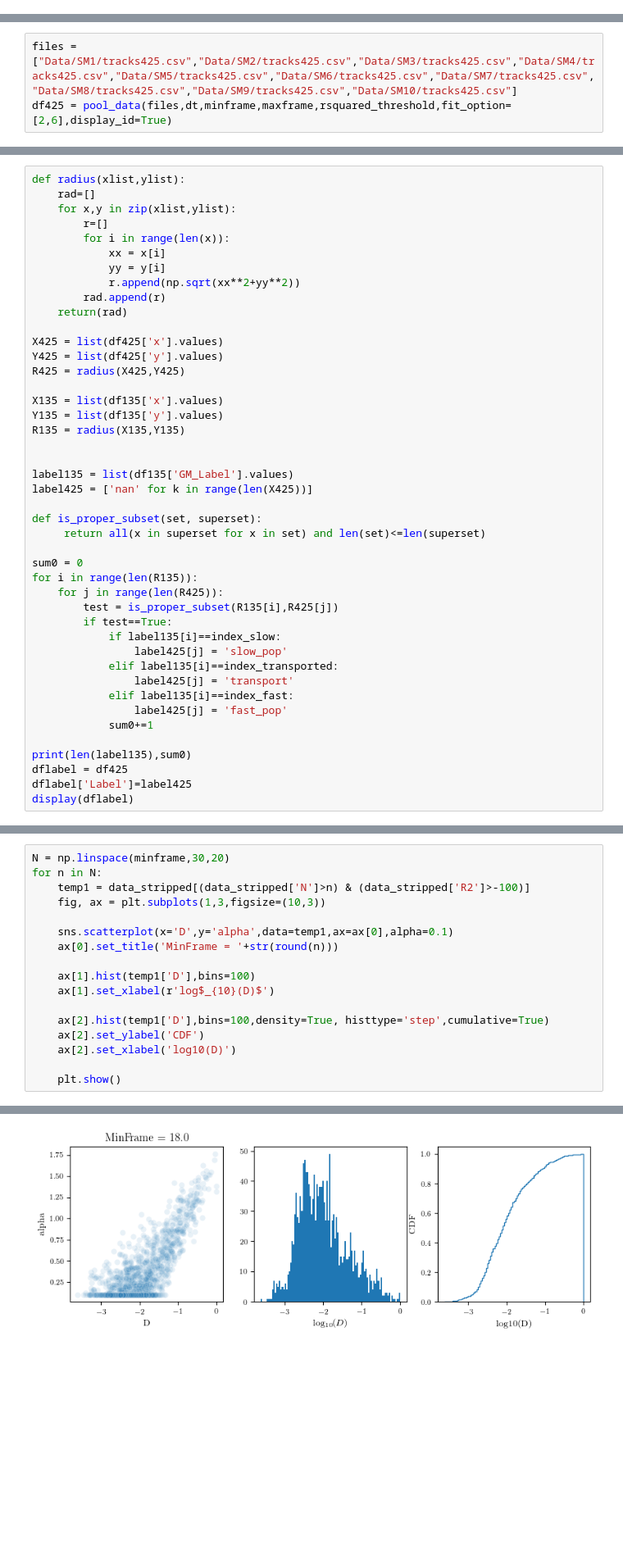
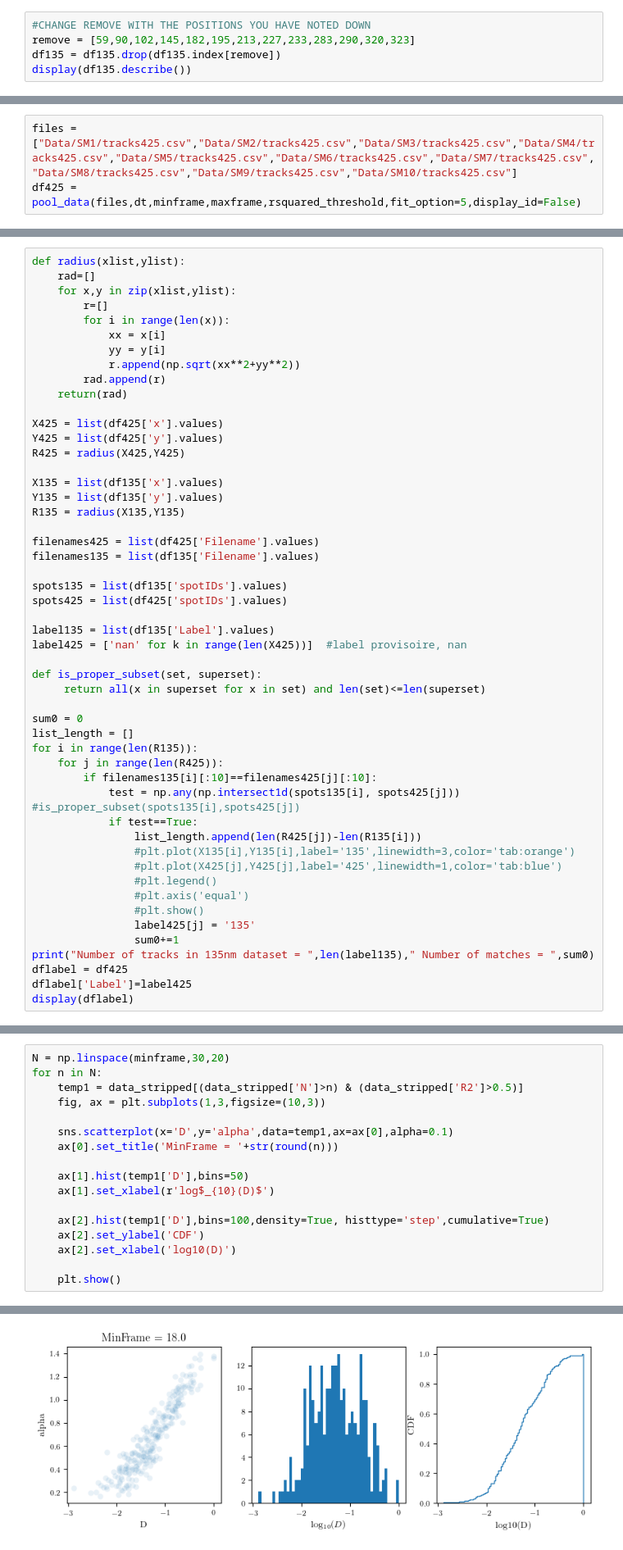
Before and after one commit to remy13127/Internship, a Jupyter notebook: LP184.ipynb, the cells around one changed output, grey strips where cells are left out. Shown at 82% size. Cells and saved outputs as stored; diff of their text form; blank space fills up the shorter version.

```diff
--- a/LP184.ipynb
+++ b/LP184.ipynb
@@ -108,0 +138,5 @@ plt.show()
+# %%
+#CHANGE REMOVE WITH THE POSITIONS YOU HAVE NOTED DOWN
+remove = [59,90,102,145,182,195,213,227,233,283,290,320,323]
+df135 = df135.drop(df135.index[remove])
+display(df135.describe())
@@ -134,6 +318,6 @@ Done.
 # Identify the tracks in the dataset associated to the larger $R_S$
 # %%
 files = ["Data/SM1/tracks425.csv","Data/SM2/tracks425.csv","Data/SM3/tracks425.csv","Data/SM4/tracks425.csv","Data/SM5/tracks425.csv","Data/SM6/tracks425.csv","Data/SM7/tracks425.csv","Data/SM8/tracks425.csv","Data/SM9/tracks425.csv","Data/SM10/tracks425.csv"]
-df425 = pool_data(files,dt,minframe,maxframe,rsquared_threshold,fit_option=[2,6],display_id=True)
+df425 = pool_data(files,dt,minframe,maxframe,rsquared_threshold,fit_option=5,display_id=False)
 # %% [output]
 Parameters for the MSD analysis: dt =  0.05
@@ -173,27 +359,34 @@ X135 = list(df135['x'].values)
 Y135 = list(df135['y'].values)
 R135 = radius(X135,Y135)
 
+filenames425 = list(df425['Filename'].values)
+filenames135 = list(df135['Filename'].values)
 
-label135 = list(df135['GM_Label'].values)
-label425 = ['nan' for k in range(len(X425))]
+spots135 = list(df135['spotIDs'].values)
+spots425 = list(df425['spotIDs'].values)
+
+label135 = list(df135['Label'].values)
+label425 = ['nan' for k in range(len(X425))]  #label provisoire, nan
 
 def is_proper_subset(set, superset):
      return all(x in superset for x in set) and len(set)<=len(superset)
 
 sum0 = 0
+list_length = []
 for i in range(len(R135)):
     for j in range(len(R425)):
-        test = is_proper_subset(R135[i],R425[j])
-        if test==True:
-            if label135[i]==index_slow:
-                label425[j] = 'slow_pop'
-            elif label135[i]==index_transported:
-                label425[j] = 'transport'
-            elif label135[i]==index_fast:
-                label425[j] = 'fast_pop'
-            sum0+=1
-
-print(len(label135),sum0)
+        if filenames135[i][:10]==filenames425[j][:10]:
+            test = np.any(np.intersect1d(spots135[i], spots425[j])) #is_proper_subset(spots135[i],spots425[j])
+            if test==True:
+                list_length.append(len(R425[j])-len(R135[i]))
+                #plt.plot(X135[i],Y135[i],label='135',linewidth=3,color='tab:orange')
+                #plt.plot(X425[j],Y425[j],label='425',linewidth=1,color='tab:blue')
+                #plt.legend()
+                #plt.axis('equal')
+                #plt.show()
+                label425[j] = '135'
+                sum0+=1
+print("Number of tracks in 135nm dataset = ",len(label135)," Number of matches = ",sum0)
 dflabel = df425
 dflabel['Label']=label425
 display(dflabel)
@@ -222,13 +484,13 @@ data_stripped = temp.drop(index)
 # %%
 N = np.linspace(minframe,30,20)
 for n in N:
-    temp1 = data_stripped[(data_stripped['N']>n) & (data_stripped['R2']>-100)]
+    temp1 = data_stripped[(data_stripped['N']>n) & (data_stripped['R2']>0.5)]
     fig, ax = plt.subplots(1,3,figsize=(10,3))
 
     sns.scatterplot(x='D',y='alpha',data=temp1,ax=ax[0],alpha=0.1)
     ax[0].set_title('MinFrame = '+str(round(n)))
 
-    ax[1].hist(temp1['D'],bins=100)
+    ax[1].hist(temp1['D'],bins=50)
     ax[1].set_xlabel(r'log$_{10}(D)$')
 
     ax[2].hist(temp1['D'],bins=100,density=True, histtype='step',cumulative=True)
@@ -248 +510 @@ for n in N:
-[figure, old version]
+[figure, new version]
```
Also changed, not shown: parts of 39 cells of this notebook.
